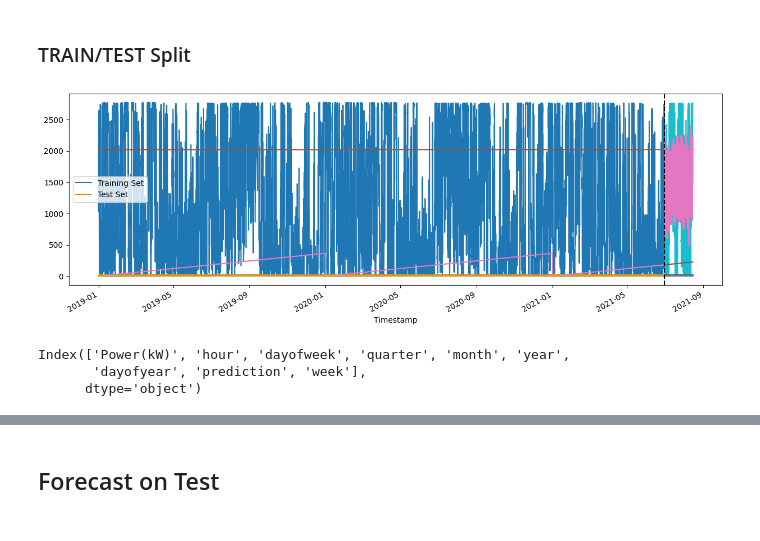
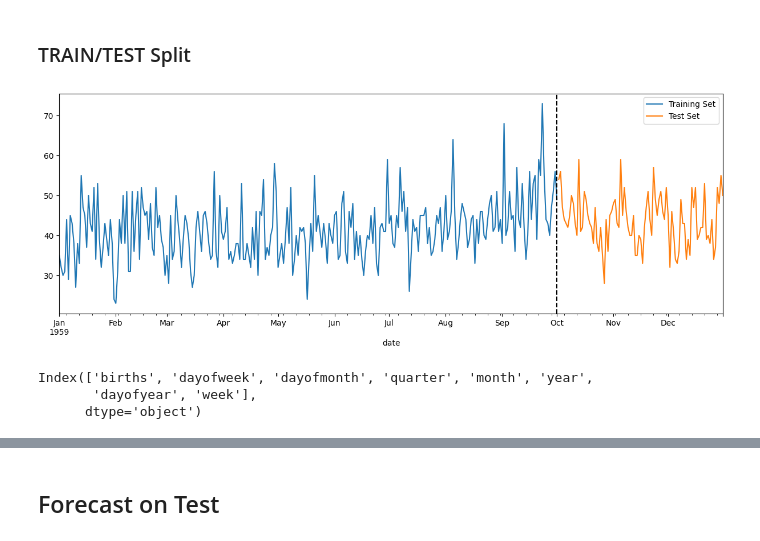
Before and after one commit to sumitmg/Female_birth_prediction_model, a Jupyter notebook: model_file_2_female_birth.ipynb, the cells around one changed output, grey strips where cells are left out. Cells and saved outputs as stored; diff of their text form; code cells hidden in the pictures.

```diff
--- a/model_file_2_female_birth.ipynb
+++ b/model_file_2_female_birth.ipynb
@@ -9,7 +7,7 @@ import seaborn as sns
 import xgboost as xgb
 from sklearn.metrics import mean_squared_error
 # %%
-raw_data = pd.read_csv("Dataset/daily-total-female-births-CA.csv")
+raw_data = pd.read_csv("Datasets/daily-total-female-births-CA.csv")
 raw_data
 # %% [output]
 |  | date | births |
@@ -85,7 +83,7 @@ KeyboardInterrupt:
 # %%
 def feature_creation(df):
-    df['hour'] = df.index.hour
     df['dayofweek'] = df.index.day_of_week
+    df['dayofmonth'] = df.index.day
     df['quarter'] = df.index.quarter
     df['month'] = df.index.month
     df['year'] = df.index.year
@@ -95 +103,3 @@ def feature_creation(df):
+# %%
+df = feature_creation(df)
 # %%
@@ -141,21 +131,21 @@ sns.boxplot(data = df_day_avg, x = 'week', y = 'Power(kW)')
 # %% [markdown]
 ### TRAIN/TEST Split
 # %%
-train = df_day_avg.loc[df_day_avg.index <= '06-30-2021']
-test = df_day_avg.loc[df_day_avg.index > '06-30-2021']
+train = df.loc[df.index <= '10-01-1959']
+test = df.loc[df.index > '10-01-1959']
 
 fig, ax = plt.subplots(figsize = (15,5))
-train.plot(ax=ax, label = 'Training Set')
-test.plot(ax=ax, label = 'Test Set')
-ax.axvline('06-30-2021', color = 'black', ls = '--')
+train['births'].plot(ax=ax, label = 'Training Set')
+test['births'].plot(ax=ax, label = 'Test Set')
+ax.axvline('10-01-1959', color = 'black', ls = '--')
 ax.legend(['Training Set', 'Test Set'])
 plt.show()
 # %% [output]
-[figure, old version]
+[figure, new version]
 # %%
 train.columns
 # %% [output]
-Index(['Power(kW)', 'hour', 'dayofweek', 'quarter', 'month', 'year',
-       'dayofyear', 'prediction', 'week'],
+Index(['births', 'dayofweek', 'dayofmonth', 'quarter', 'month', 'year',
+       'dayofyear', 'week'],
       dtype='object')
 # %%
```
Also changed, not shown: parts of 23 cells of this notebook, 1 other file.
